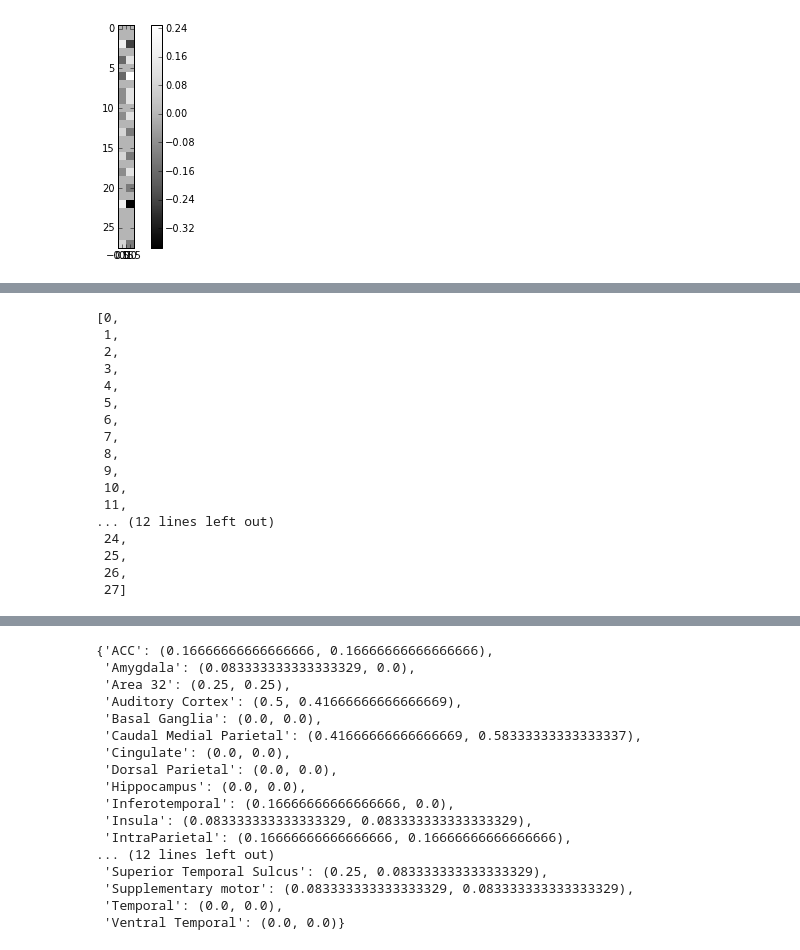
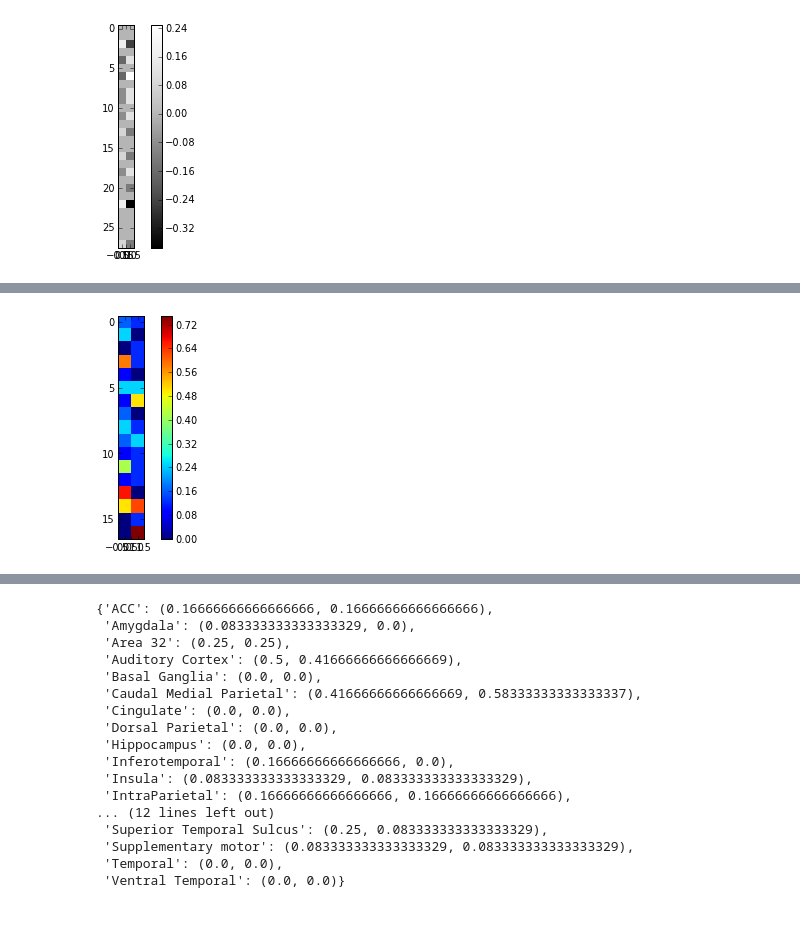
Before and after one commit to dawnsong/CoCoTools, a Jupyter notebook: applications/ModhaSingh_PFC/ms_posterior.ipynb, the cells around one changed output, grey strips where cells are left out. Saved outputs shown, nothing was run; the diff lists cells and outputs as text; code cells hidden in the pictures; blank space fills up the shorter version.

```diff
--- a/applications/ModhaSingh_PFC/ms_posterior.ipynb
+++ b/applications/ModhaSingh_PFC/ms_posterior.ipynb
@@ -525,20 +675,7 @@ lit_dl_vl_posterior_degree_compare
-# %%
-range(0,len(lit_dl_vl_posterior_degree_show.keys()))
-# %% [output]
-[0,
- 1,
- 2,
- 3,
- 4,
- 5,
- 6,
- 7,
- 8,
- 9,
- 10,
- 11,
-... (12 lines left out)
- 24,
- 25,
- 26,
- 27]
+# %%
+a= squeeze(lit_dl_vl_posterior_degree_show.values())
+imshow(a, interpolation ='nearest')
+plt.colorbar()
+savefig('lit_posterior_show_colorbar.pdf',  dpi=800, format='pdf')
+# %% [output]
+[figure, added]
```
Also changed, not shown: parts of 45 cells of this notebook.
